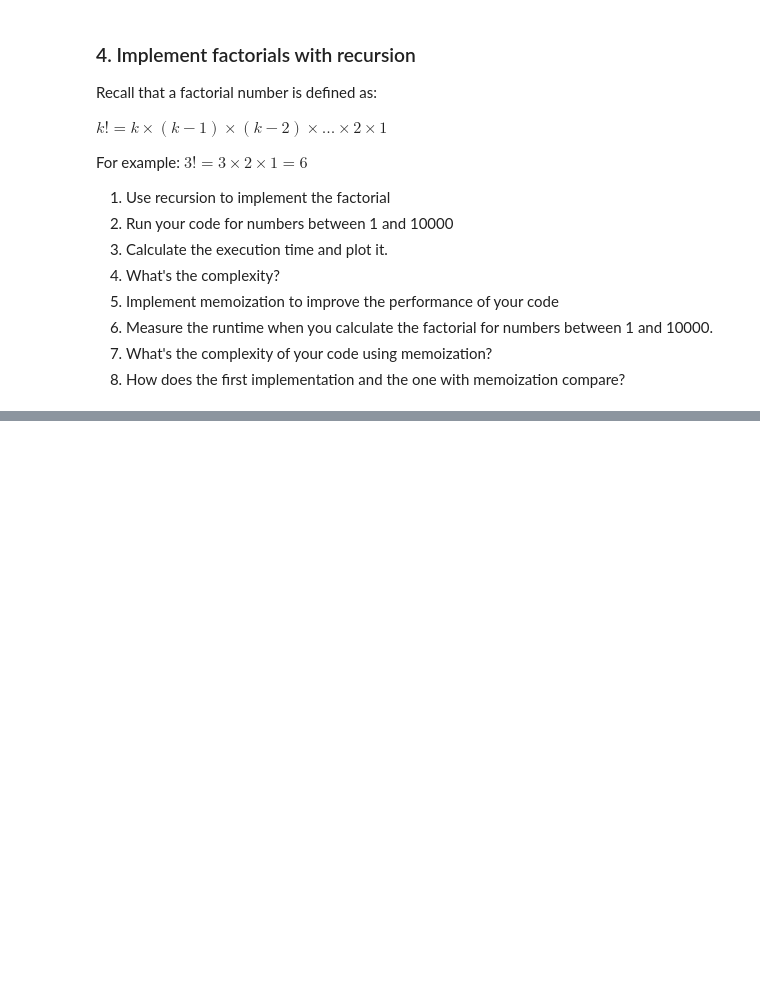
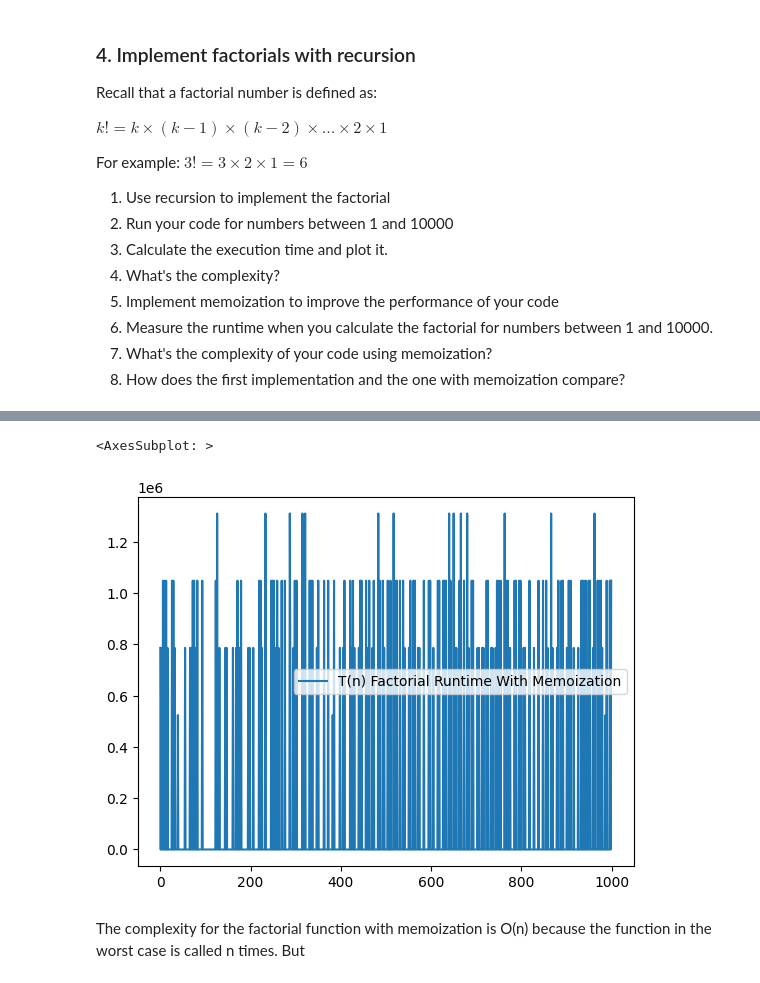
Before and after one commit to juanfranciscocis/Data-Structures, a Jupyter notebook: homework_3/hw3.ipynb, the cells around one changed output, grey strips where cells are left out. Saved outputs shown, nothing was run; the diff lists cells and outputs as text; code cells hidden in the pictures; blank space fills up the shorter version.

```diff
--- a/homework_3/hw3.ipynb
+++ b/homework_3/hw3.ipynb
@@ -394,0 +463,8 @@ For example: $3! = 3 \times 2 \times 1 = 6$
+# %%
+def factorialNumberWithMemoization(n, memory = []):
+    if n in memory:
+        return memory[n]
+    if n == 0:
+        return 1
+    memory[n] = n * factorialNumberWithMemoization(n-1, memory)
+    return memory[n]
@@ -394,0 +475,13 @@ For example: $3! = 3 \times 2 \times 1 = 6$
+# %%
+@timer_func
+def factorialNumberWithMemoization(n, memory = []):
+    if n in memory:
+        return memory[n]
+    if n == 0:
+        return 1
+    memory[n] = n * factorialNumberWithMemoization(n-1, memory)
+    return memory[n]
+# %%
+factorialCalculationTimeWithMemoization = []
+for i in range(0,1000):
+    factorialCalculationTimeWithMemoization.append(factorialNumberWithMemoization(i))
@@ -394,0 +508,4 @@ For example: $3! = 3 \times 2 \times 1 = 6$
+# %%
+df = pd.DataFrame(zip(factorialCalculationTimeWithMemoization))  #DEFINE THE DATA FRAME
+df.columns = [ 'T(n) Factorial Runtime With Memoization']
+df
@@ -394,0 +526,7 @@ For example: $3! = 3 \times 2 \times 1 = 6$
+# %%
+df.plot()
+# %% [output]
+<AxesSubplot: >
+[figure, added]
+# %% [markdown]
+The complexity for the factorial function with memoization is O(n) because the function in the worst case is called n times. But
```
Also changed, not shown: parts of 16 cells of this notebook.
